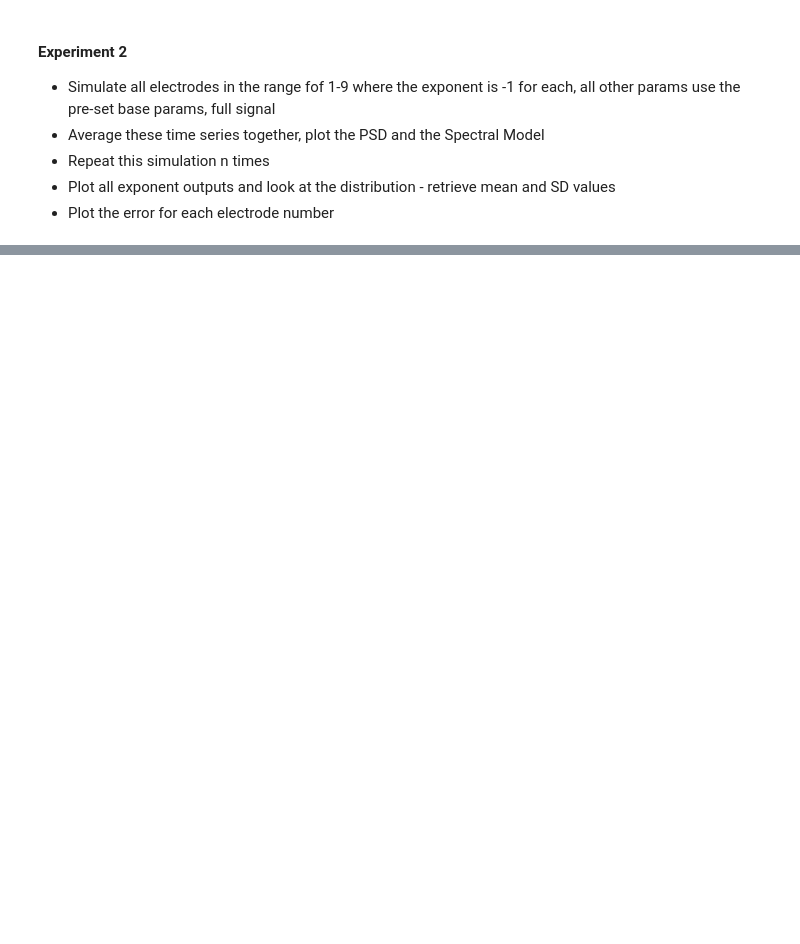
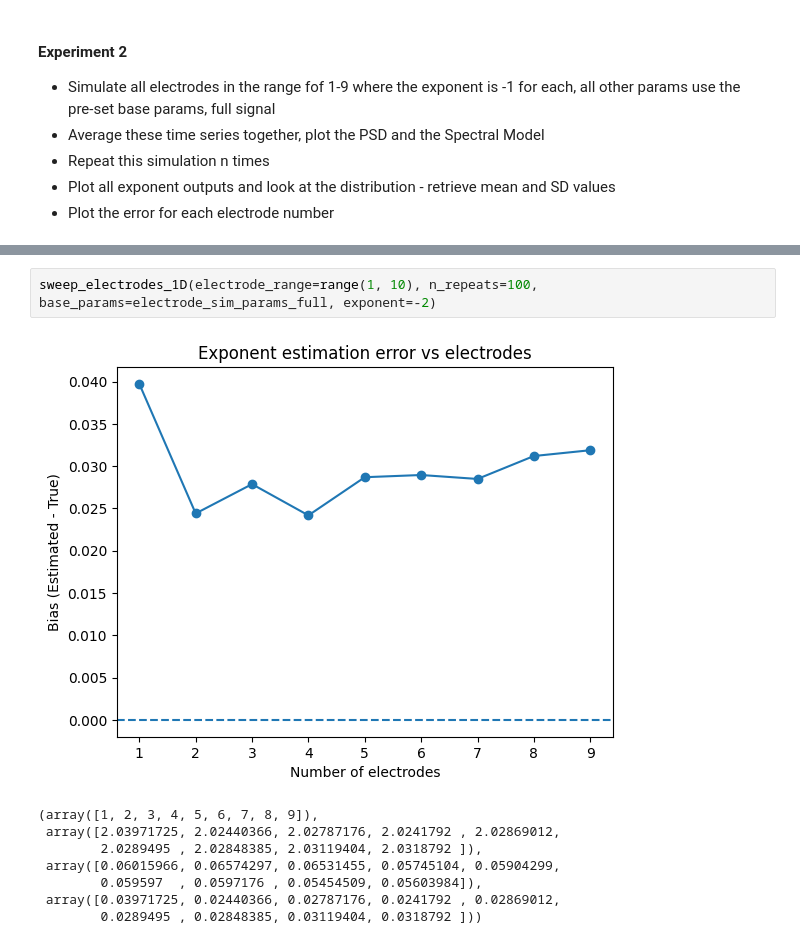
Before and after one commit to chloehooper18/DissertationSimulations, a Jupyter notebook: 03 Avg Time Series exps/Exponent manipulations/02_fixed_exp_1D_electrodes_full.ipynb, the cells around one changed output, grey strips where cells are left out. Drawn from its saved outputs; the diff is of its cells as text; blank space fills up the shorter version.

```diff
--- a/03 Avg Time Series exps/Exponent manipulations/02_fixed_exp_1D_electrodes_full.ipynb
+++ b/03 Avg Time Series exps/Exponent manipulations/02_fixed_exp_1D_electrodes_full.ipynb
@@ -56,0 +118,11 @@ sweep_electrodes_1D(electrode_range=range(1, 10), n_repeats=100, base_params=ele
+# %%
+sweep_electrodes_1D(electrode_range=range(1, 10), n_repeats=100, base_params=electrode_sim_params_full, exponent=-2)
+# %% [output]
+[figure, added]
+(array([1, 2, 3, 4, 5, 6, 7, 8, 9]),
+ array([2.03971725, 2.02440366, 2.02787176, 2.0241792 , 2.02869012,
+        2.0289495 , 2.02848385, 2.03119404, 2.0318792 ]),
+ array([0.06015966, 0.06574297, 0.06531455, 0.05745104, 0.05904299,
+        0.059597  , 0.0597176 , 0.05454509, 0.05603984]),
+ array([0.03971725, 0.02440366, 0.02787176, 0.0241792 , 0.02869012,
+        0.0289495 , 0.02848385, 0.03119404, 0.0318792 ]))
```
Also changed, not shown: parts of 11 cells of this notebook, 5 other files.
